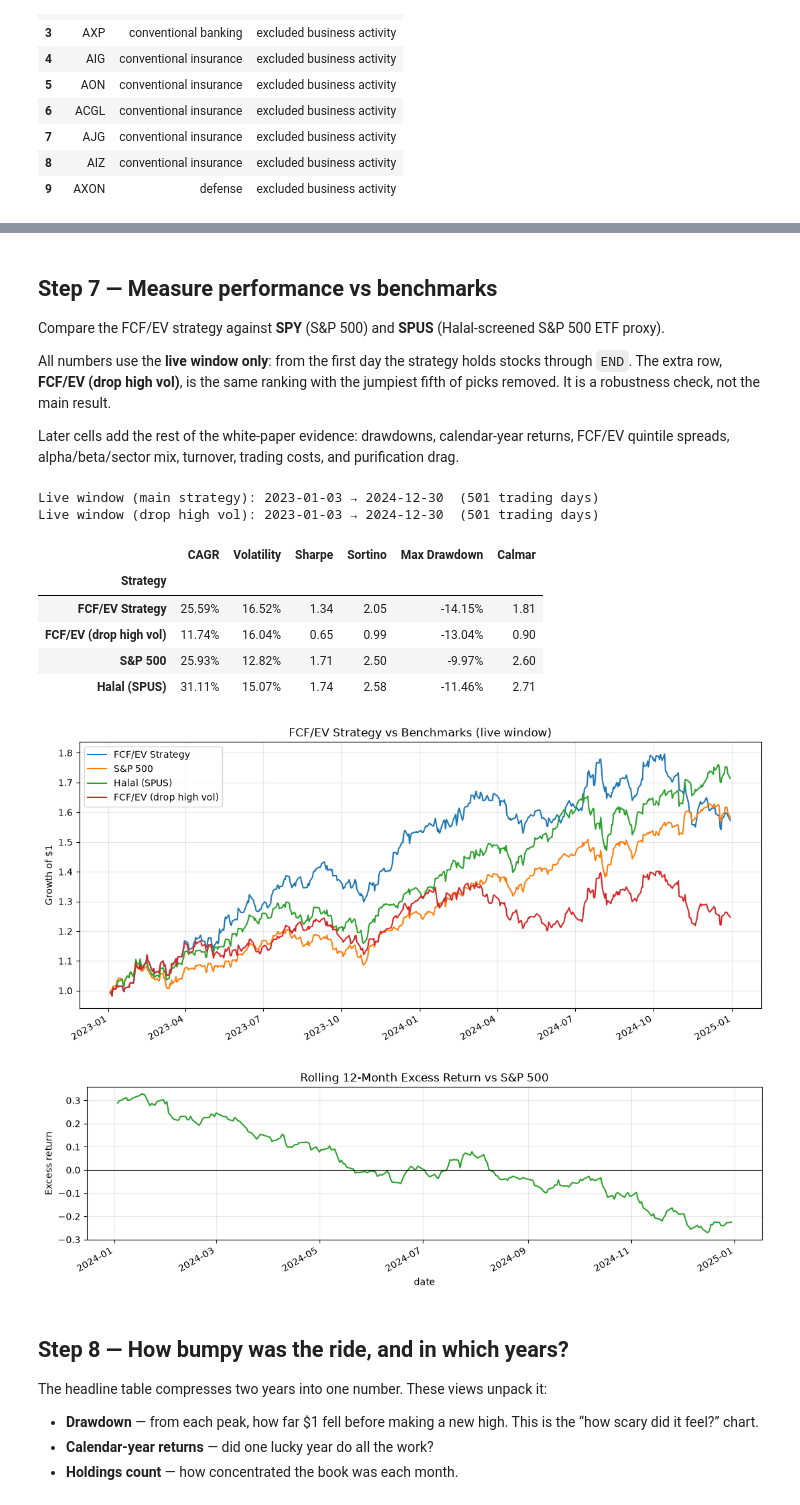
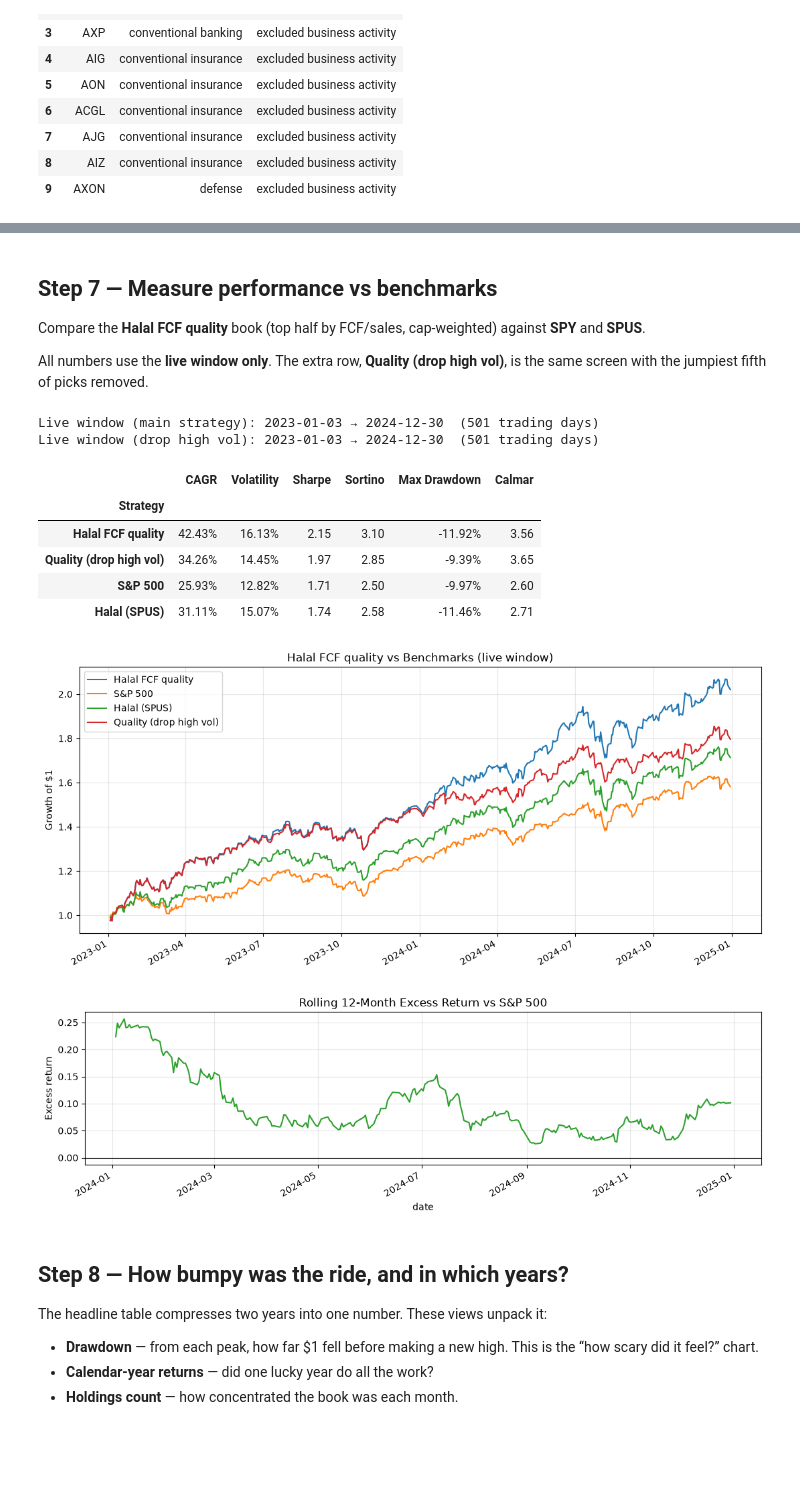
Before and after one commit to regional-specter/Monterey-Finance, a Jupyter notebook: Research/papers/01-fcf-ev/code.ipynb, the cells around one changed output, grey strips where cells are left out. Drawn from its saved outputs; the diff is of its cells as text; code cells hidden in the pictures; blank space fills up the shorter version.

```diff
--- a/Research/papers/01-fcf-ev/code.ipynb
+++ b/Research/papers/01-fcf-ev/code.ipynb
@@ -31,16 +31,18 @@ warnings.filterwarnings("ignore", category=FutureWarning)
 # --- Backtest configuration ---
 START = "2019-01-01"
 END = "2024-12-31"
-TOP_QUANTILE = 0.20              # hold the top fifth of Halal-compliant names
-MIN_HOLDINGS = 5                 # skip a rebalance if the screen is too thin
+KEEP_QUANTILE = 0.50             # keep the top half by FCF / sales (cash generation)
+MIN_HOLDINGS = 20                # skip a rebalance if the screen is too thin
 REBALANCE_FREQ = "ME"            # "ME" = monthly, "QE" = quarterly
 DEBT_THRESHOLD = 0.30            # AAOIFI debt / 24m market cap limit
 FILING_LAG_DAYS = 90             # conservative PIT lag for yfinance cashflow dates
 FAST_MODE = False                # True → 60 names (smoke test); False → full S&P 500
 RISK_FREE_RATE = 0.02            # annualized, for Sharpe ratio
 VOL_LOOKBACK = 252               # trailing trading days for the robustness vol cut
-DROP_HIGH_VOL_QUANTILE = 0.20    # robustness: drop jumpiest fifth of FCF/EV picks
+DROP_HIGH_VOL_QUANTILE = 0.20    # robustness: drop jumpiest fifth of quality picks
 COST_BPS = 10                    # one-way trading cost assumption for the friction table
+STRATEGY_LABEL = "Halal FCF quality"
+ROBUST_LABEL = "Quality (drop high vol)"
 
 BENCHMARKS = {
     "S&P 500": "SPY",
@@ -469,12 +495,12 @@ $SNDK: possibly delisted; no price data found  (1d 2019-01-01 -> 2024-12-31) (Ya
 | 3 | MU | 2021-12-31 | 2021-08-31 | 2021-11-29 | 1000000.0 | 0.0 | 0.0 | ... |
 | 4 | FFIV | 2021-12-31 | 2021-09-30 | 2021-12-29 | 369047000.0 | 0.0 | 329630000.0 | ... |
 # %%
-# Run the FCF/EV strategy backtest
+# Run the Halal cash-generation backtest (cap-weighted)
 strategy_returns, selections, rebalance_dates = run_fcf_ev_backtest(
     metrics=metrics,
     fcf_history=fcf_history,
     prices=prices[prices["symbol"].isin(eligible_universe)],
-    top_quantile=TOP_QUANTILE,
+    keep_quantile=KEEP_QUANTILE,
     min_holdings=MIN_HOLDINGS,
 )
 
@@ -482,7 +508,7 @@ robust_returns, robust_selections, _ = run_fcf_ev_backtest(
     metrics=metrics,
     fcf_history=fcf_history,
     prices=prices[prices["symbol"].isin(eligible_universe)],
-    top_quantile=TOP_QUANTILE,
+    keep_quantile=KEEP_QUANTILE,
     min_holdings=MIN_HOLDINGS,
     drop_high_vol_quantile=DROP_HIGH_VOL_QUANTILE,
     vol_lookback=VOL_LOOKBACK,
@@ -503,11 +529,17 @@ if not holdings_per_date.empty:
         f"max={int(holdings_per_date.max())}"
     )
 
-print(f"\nLatest holdings ({rebalance_dates[-1]}):")
+print(f"\nLatest holdings ({rebalance_dates[-1]}) — largest weights first:")
 latest = selections[selections["as_of"] == rebalance_dates[-1]].copy()
 if not latest.empty:
-    latest["fcf_yield"] = latest["fcf_yield"].map(lambda x: f"{x:.2%}")
-    display(latest.reset_index(drop=True))
+    show = latest.copy()
+    for col in ("fcf_margin", "fcf_yield", "weight", "debt_ratio", "cash_ratio"):
+        if col in show.columns:
+            show[col] = show[col].map(lambda x: f"{x:.2%}" if pd.notna(x) else "—")
+    display(show.reset_index(drop=True))
+    watch = set(["AAPL", "NVDA", "MSFT", "GOOGL", "AMZN", "META", "AVGO", "TSLA", "LLY"])
+    in_book = sorted(set(latest["symbol"]) & watch)
+    print("Watchlist names in the book this month:", ", ".join(in_book) if in_book else "(none)")
 else:
     print("  (no compliant picks on last rebalance date)")
 # %% [output]
@@ -528,11 +729,9 @@ Latest holdings (2024-12-31):
 # %% [markdown]
 ## Step 7 — Measure performance vs benchmarks
 
-Compare the FCF/EV strategy against **SPY** (S&P 500) and **SPUS** (Halal-screened S&P 500 ETF proxy).
+Compare the **Halal FCF quality** book (top half by FCF/sales, cap-weighted) against **SPY** and **SPUS**.
 
-All numbers use the **live window only**: from the first day the strategy holds stocks through `END`. The extra row, **FCF/EV (drop high vol)**, is the same ranking with the jumpiest fifth of picks removed. It is a robustness check, not the main result.
-
-Later cells add the rest of the white-paper evidence: drawdowns, calendar-year returns, FCF/EV quintile spreads, alpha/beta/sector mix, turnover, trading costs, and purification drag.
+All numbers use the **live window only**. The extra row, **Quality (drop high vol)**, is the same screen with the jumpiest fifth of picks removed.
 # %%
 def benchmark_returns(ticker: str) -> pd.Series:
     px = prices[prices["symbol"] == ticker].copy()
@@ -549,11 +748,11 @@ def align_to_live(strategy: pd.Series, benches: dict[str, pd.Series]) -> pd.Data
 
 
 bench_series = {name: benchmark_returns(ticker) for name, ticker in BENCHMARKS.items()}
-strategy_s = strategy_returns.set_index("date")["return"].rename("FCF/EV Strategy")
-robust_s = robust_returns.set_index("date")["return"].rename("FCF/EV (drop high vol)")
+strategy_s = strategy_returns.set_index("date")["return"].rename(STRATEGY_LABEL)
+robust_s = robust_returns.set_index("date")["return"].rename(ROBUST_LABEL)
 
-main_panel = align_to_live(strategy_s, bench_series).rename(columns={"strategy": "FCF/EV Strategy"})
-robust_panel = align_to_live(robust_s, bench_series).rename(columns={"strategy": "FCF/EV (drop high vol)"})
+main_panel = align_to_live(strategy_s, bench_series).rename(columns={"strategy": STRATEGY_LABEL})
+robust_panel = align_to_live(robust_s, bench_series).rename(columns={"strategy": ROBUST_LABEL})
 
 if main_panel.empty:
     raise RuntimeError("No overlapping live days between the strategy and benchmarks.")
@@ -570,9 +769,9 @@ if not robust_panel.empty:
         f"({len(robust_panel)} trading days)"
     )
 
-rows = [calc_performance_stats(main_panel["FCF/EV Strategy"], "FCF/EV Strategy")]
+rows = [calc_performance_stats(main_panel[STRATEGY_LABEL], STRATEGY_LABEL)]
 if not robust_panel.empty:
-    rows.append(calc_performance_stats(robust_panel["FCF/EV (drop high vol)"], "FCF/EV (drop high vol)"))
+    rows.append(calc_performance_stats(robust_panel[ROBUST_LABEL], ROBUST_LABEL))
 for name in BENCHMARKS:
     rows.append(calc_performance_stats(main_panel[name], name))
 
@@ -588,40 +787,40 @@ formatters = {
 display(performance.style.format(formatters))
 
 # Cumulative growth of $1 over the live window
 plot_panel = main_panel.copy()
 if not robust_panel.empty:
-    plot_panel = plot_panel.join(robust_panel[["FCF/EV (drop high vol)"]], how="left")
+    plot_panel = plot_panel.join(robust_panel[[ROBUST_LABEL]], how="left")
 equity_curves = (1 + plot_panel).cumprod()
-equity_curves.plot(figsize=(11, 5), title="FCF/EV Strategy vs Benchmarks (live window)")
+equity_curves.plot(figsize=(11, 5), title="Halal FCF quality vs Benchmarks (live window)")
 plt.ylabel("Growth of $1")
 plt.xlabel("")
 plt.grid(alpha=0.3)
 plt.tight_layout()
 plt.show()
 
 # Rolling 12-month excess return vs S&P 500
 if "S&P 500" in main_panel.columns:
     rolling_excess = (
-        (1 + main_panel["FCF/EV Strategy"]).rolling(252).apply(np.prod, raw=True)
+        (1 + main_panel[STRATEGY_LABEL]).rolling(252).apply(np.prod, raw=True)
         - (1 + main_panel["S&P 500"]).rolling(252).apply(np.prod, raw=True)
     )
     rolling_excess.plot(figsize=(11, 3.5), color="tab:green", title="Rolling 12-Month Excess Return vs S&P 500")
     plt.axhline(0, color="black", linewidth=0.8)
     plt.ylabel("Excess return")
     plt.grid(alpha=0.3)
     plt.tight_layout()
     plt.show()
 # %% [output]
 Live window (main strategy): 2023-01-03 → 2024-12-30  (501 trading days)
 Live window (drop high vol): 2023-01-03 → 2024-12-30  (501 trading days)
 |  | CAGR | Volatility | Sharpe | Sortino | Max Drawdown | Calmar |
 | Strategy |  |  |  |  |  |  |
-| FCF/EV Strategy | 25.59% | 16.52% | 1.34 | 2.05 | -14.15% | 1.81 |
-| FCF/EV (drop high vol) | 11.74% | 16.04% | 0.65 | 0.99 | -13.04% | 0.90 |
+| Halal FCF quality | 42.43% | 16.13% | 2.15 | 3.10 | -11.92% | 3.56 |
+| Quality (drop high vol) | 34.26% | 14.45% | 1.97 | 2.85 | -9.39% | 3.65 |
 | S&P 500 | 25.93% | 12.82% | 1.71 | 2.50 | -9.97% | 2.60 |
 | Halal (SPUS) | 31.11% | 15.07% | 1.74 | 2.58 | -11.46% | 2.71 |
-[figure, old version]
+[figure, new version]
-[figure, old version]
+[figure, new version]
 # %% [markdown]
 ## Step 8 — How bumpy was the ride, and in which years?
 
```
Also changed, not shown: parts of 15 cells of this notebook, 8 other files.
